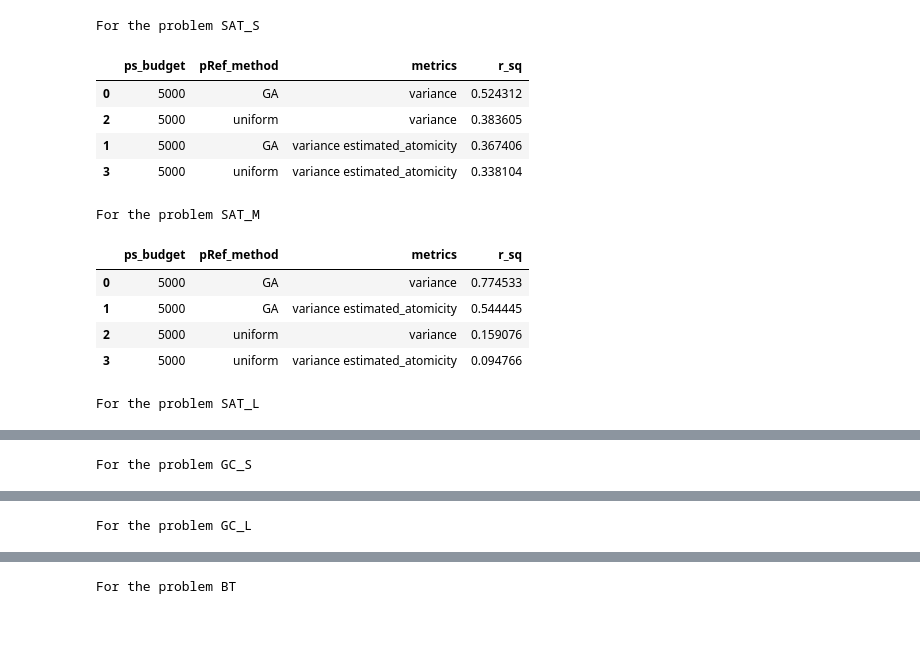
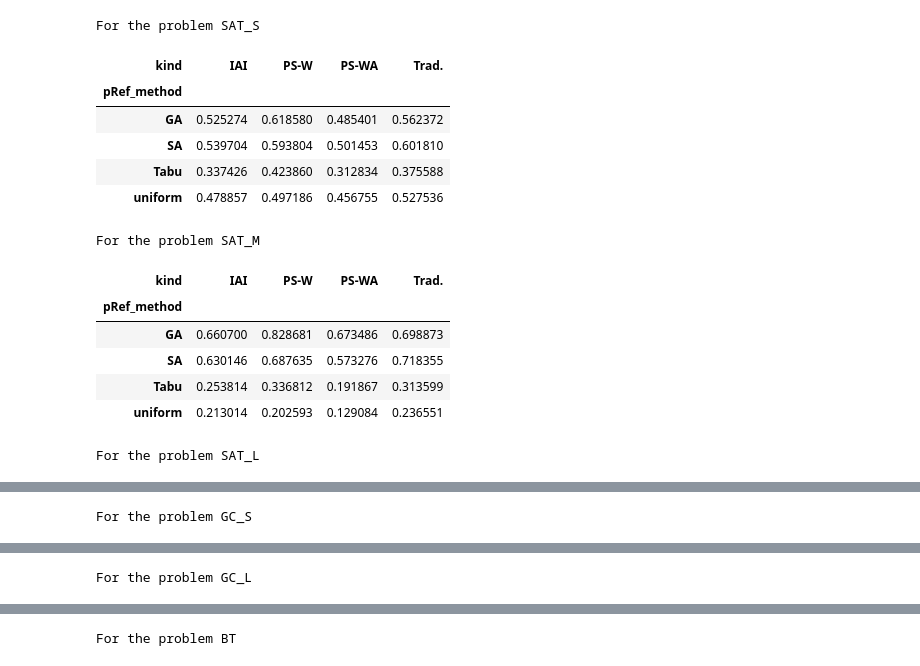
Before and after one commit to Giancarlo-Catalano/PS-descriptors, a Jupyter notebook: VarianceDecisionTree/process_data/accuracy_by_settings.ipynb, the cells around one changed output, grey strips where cells are left out. Cells and saved outputs as stored; diff of their text form; code cells hidden in the pictures; blank space fills up the shorter version.

```diff
--- a/VarianceDecisionTree/process_data/accuracy_by_settings.ipynb
+++ b/VarianceDecisionTree/process_data/accuracy_by_settings.ipynb
@@ -28,10 +182,19 @@ run_location = r"/Users/gian/Desktop/CondorResults/VDT/compareown/run3/"
 # %%
 
+accuracy_data = pd.read_csv(results_csv)
+tree_data = pd.read_csv(tree_data_csv)
+
+accuracy_data["depth"] = accuracy_data["depth"].apply(str)
+display(accuracy_data)
+display(accuracy_data.dtypes)
+display(tree_data)
+
+prettify_kind_column(accuracy_data)
+#prettify_kind_column(tree_data)
 
 
-
-location = os.path.join(run_location, "results.csv")
-
-accuracy_data = pd.read_csv(location)
+for kind in accuracy_data["kind"].unique():
+    matching_rows = accuracy_data[accuracy_data['kind'] == kind]
+    print(f"For the tree kind {kind}, there are {matching_rows.shape[0]} rows")
 
 #headers = "kind,depth,ps_budget,ps_population,avoid_ancestors,metrics,problem,pRef_method,mse,mae,r_sq,evs"
@@ -38,25 +247,46 @@ accuracy_data = pd.read_csv(location)
 # %%
-independent_variables = ["ps_budget", "pRef_method", "metrics"]
-dependent_variable = "r_sq"
+depth = "6"
+pRef_size = 10000
+independent_variables = ["pRef_method", "kind"]
+dependent_variables = ["r_sq"]
+
+usable_data = accuracy_data.copy()
+
+usable_data = usable_data[usable_data["depth"] == depth]
+usable_data = usable_data[usable_data["pRef_size"] == pRef_size]
 
 for problem in accuracy_data["problem"].unique():
     print(f"For the problem {problem}")
-    rows_with_right_problem = accuracy_data[accuracy_data["problem"] == problem]
-    tabulated = get_mean_for_combinations(rows_with_right_problem, independent_variables, dependent_variable)
-    tabulated.sort_values(by=dependent_variable, ascending=False, inplace=True)
+    rows_with_right_problem = usable_data[usable_data["problem"] == problem]
+    tabulated = get_mean_for_combinations(rows_with_right_problem, independent_variables, dependent_variables)
+    #tabulated.sort_values(by=dependent_variables, ascending=True, inplace=True)
 
-    display(tabulated)
+    pivot_table = tabulated.pivot_table(index = independent_variables[0], columns = independent_variables[1:], values = dependent_variables[0])
+    #pivot_table.sort_index(axis=0).sort_index(axis=1)
+    pivot_table_custom_order = pivot_table.reindex(columns=['PS-W', 'PS-WA', 'IAI', 'Trad.'])
+
+
+    def bold_max(s):
+        return ['font-weight: bold' if v == s.max() else '' for v in s]
+
+    # Apply the style to the pivot table
+    styled_table = pivot_table.style.apply(bold_max, axis=1)
+
+    #display(tabulated)
+    display(pivot_table)
 # %% [output]
 For the problem SAT_S
-|  | ps_budget | pRef_method | metrics | r_sq |
-| 0 | 5000 | GA | variance | 0.524312 |
-| 2 | 5000 | uniform | variance | 0.383605 |
-| 1 | 5000 | GA | variance estimated_atomicity | 0.367406 |
-| 3 | 5000 | uniform | variance estimated_atomicity | 0.338104 |
+| kind | IAI | PS-W | PS-WA | Trad. |
+| pRef_method |  |  |  |  |
+| GA | 0.525274 | 0.618580 | 0.485401 | 0.562372 |
+| SA | 0.539704 | 0.593804 | 0.501453 | 0.601810 |
+| Tabu | 0.337426 | 0.423860 | 0.312834 | 0.375588 |
+| uniform | 0.478857 | 0.497186 | 0.456755 | 0.527536 |
 For the problem SAT_M
-|  | ps_budget | pRef_method | metrics | r_sq |
-| 0 | 5000 | GA | variance | 0.774533 |
-| 1 | 5000 | GA | variance estimated_atomicity | 0.544445 |
-| 2 | 5000 | uniform | variance | 0.159076 |
-| 3 | 5000 | uniform | variance estimated_atomicity | 0.094766 |
+| kind | IAI | PS-W | PS-WA | Trad. |
+| pRef_method |  |  |  |  |
+| GA | 0.660700 | 0.828681 | 0.673486 | 0.698873 |
+| SA | 0.630146 | 0.687635 | 0.573276 | 0.718355 |
+| Tabu | 0.253814 | 0.336812 | 0.191867 | 0.313599 |
+| uniform | 0.213014 | 0.202593 | 0.129084 | 0.236551 |
 For the problem SAT_L
```
Also changed, not shown: parts of 6 cells of this notebook, 1 other file.
